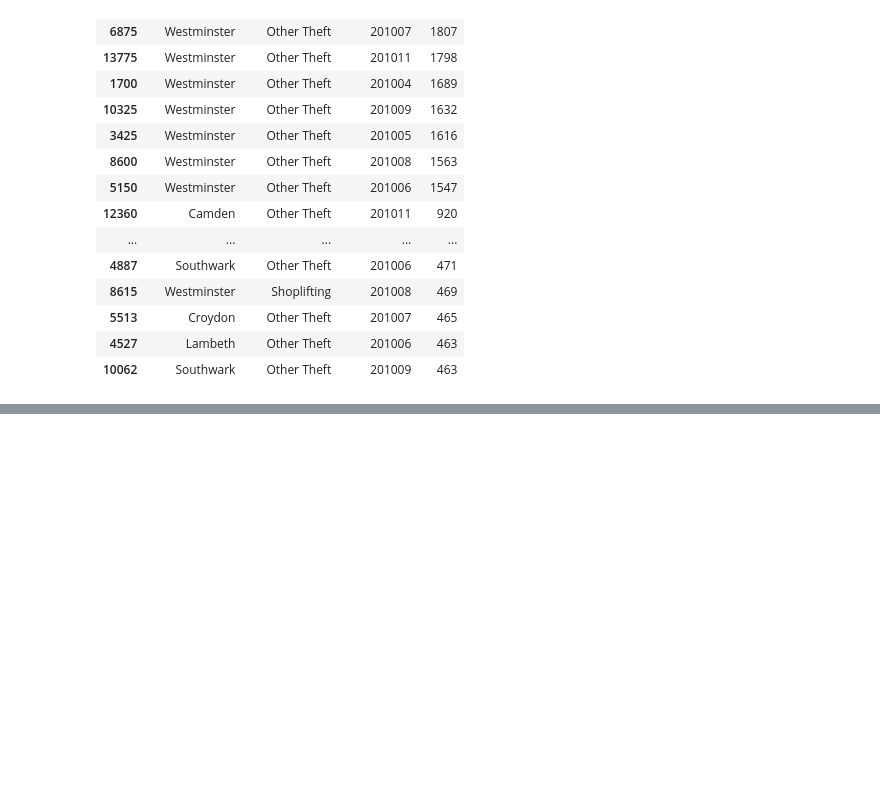
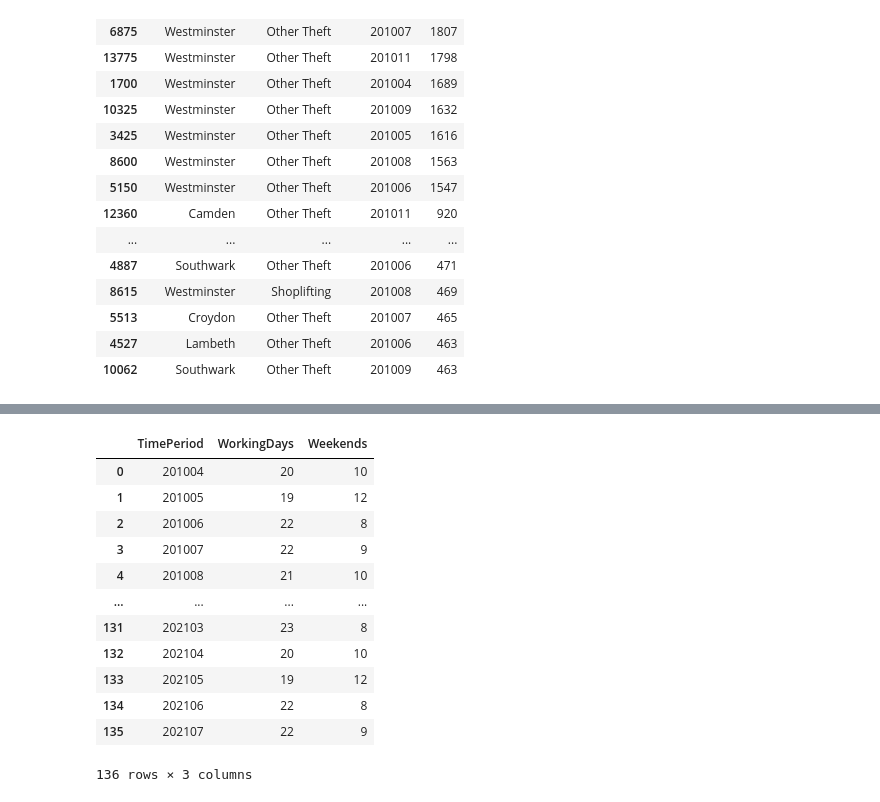
Before and after one commit to mlsystemdesignproject/neighbourhood-safety-prediction, a Jupyter notebook: notebooks/Data_exploration_borough.ipynb, the cells around one changed output, grey strips where cells are left out. Drawn from its saved outputs; the diff is of its cells as text; code cells hidden in the pictures; blank space fills up the shorter version.

Commit message:
EDA#6 - creating weekens/weekdays data for our timeperiod

```diff
--- a/notebooks/Data_exploration_borough.ipynb
+++ b/notebooks/Data_exploration_borough.ipynb
@@ -338,0 +375,31 @@ profile.to_file("your_report.html")
+# %%
+cal = UnitedKingdom()
+
+start_date = '2010-04-01'
+end_date = '2021-07-31'
+date_range = pd.date_range(start=start_date, end=end_date)
+results = []
+
+for month in pd.date_range(start=start_date, end=end_date, freq='MS'):
+    first_day = month
+    last_day = month + pd.offsets.MonthEnd()
+    working_days = sum(1 for date in pd.date_range(start=first_day, end=last_day) if cal.is_working_day(date))
+    weekends = sum(1 for date in pd.date_range(start=first_day, end=last_day) if not cal.is_working_day(date))
+    results.append({'TimePeriod': first_day.strftime('%Y%m'), 'WorkingDays': working_days, 'Weekends': weekends})
+
+days_a_month_df = pd.DataFrame(results)
+days_a_month_df
+# %% [output]
+|  | TimePeriod | WorkingDays | Weekends |
+| 0 | 201004 | 20 | 10 |
+| 1 | 201005 | 19 | 12 |
+| 2 | 201006 | 22 | 8 |
+| 3 | 201007 | 22 | 9 |
+| 4 | 201008 | 21 | 10 |
+| ... | ... | ... | ... |
+| 131 | 202103 | 23 | 8 |
+| 132 | 202104 | 20 | 10 |
+| 133 | 202105 | 19 | 12 |
+| 134 | 202106 | 22 | 8 |
+| 135 | 202107 | 22 | 9 |
+136 rows × 3 columns
```
Also changed, not shown: parts of 10 cells of this notebook, 3 other files.
